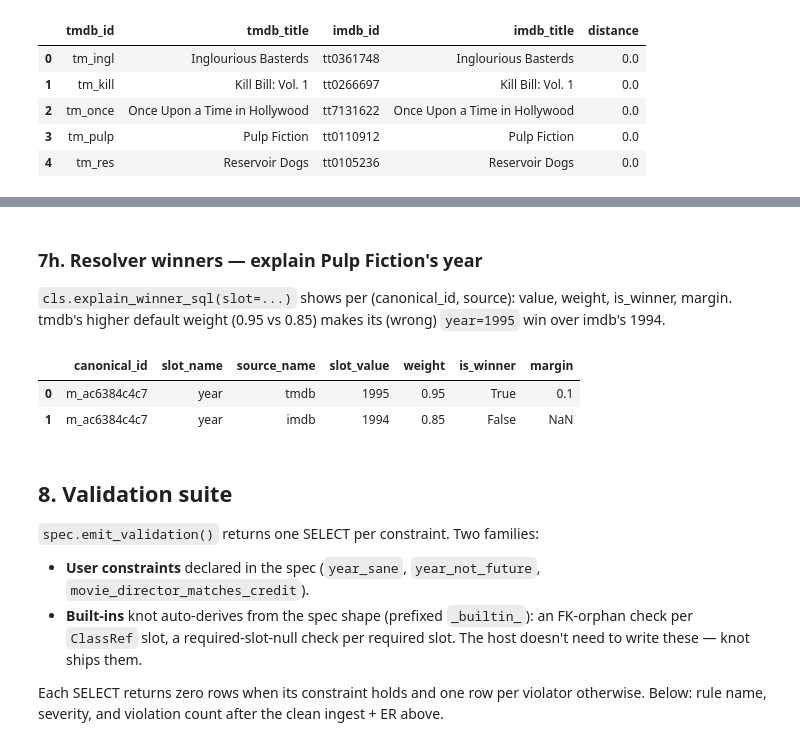
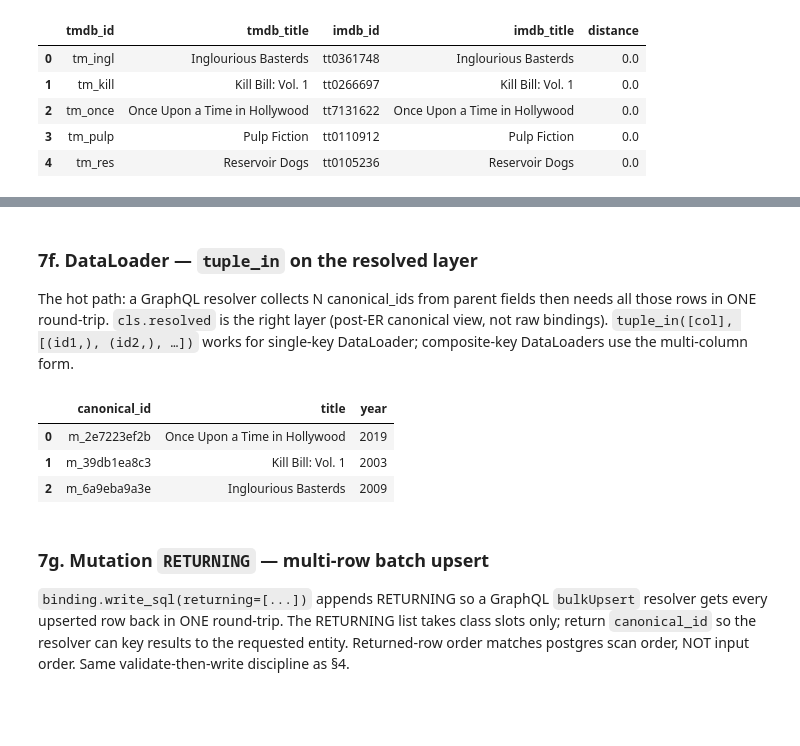
Before and after one commit to CircArgs/knot, a Jupyter notebook: notebooks/06_end_to_end.ipynb, the cells around one changed output, grey strips where cells are left out. Cells and saved outputs as stored; diff of their text form; code cells hidden in the pictures; blank space fills up the shorter version.

```diff
--- a/notebooks/06_end_to_end.ipynb
+++ b/notebooks/06_end_to_end.ipynb
@@ -813,47 +849,51 @@ returning_demo
 # %% [markdown]
-### 7h. Resolver winners — explain Pulp Fiction's year
+### 7f. DataLoader — `tuple_in` on the resolved layer
 
-`cls.explain_winner_sql(slot=...)` shows per (canonical_id,
-source): value, weight, is_winner, margin. tmdb's higher
-default weight (0.95 vs 0.85) makes its (wrong) `year=1995`
-win over imdb's 1994.
+The hot path: a GraphQL resolver collects N canonical_ids from
+parent fields then needs all those rows in ONE round-trip.
+`cls.resolved` is the right layer (post-ER canonical view, not
+raw bindings). `tuple_in([col], [(id1,), (id2,), …])` works for
+single-key DataLoader; composite-key DataLoaders use the
+multi-column form.
 # %%
+from knot.ast.expr import tuple_in
+
 _ = er_done
+# Real resolver flow: collect canonical_ids from parent fields
+# (here: a quick query for the top 3 most recent movies), then
+# load them in ONE round-trip against the resolved layer.
 with engine.begin() as _conn:
-    pulp = pd.read_sql_query(
+    _ids = pd.read_sql_query(
         text(
             movie.resolved
-                .where(movie.col.title == "Pulp Fiction")
+                .order_by(movie.col.year, "desc")
+                .limit(3)
                 .select(movie.col.canonical_id)
                 .sql()
         ),
         _conn,
-    )
-    winners = pd.read_sql_query(
-        text(movie.explain_winner_sql(slot="year")),
-        _conn,
-    )
-pulp_cid = pulp.iloc[0]["canonical_id"]
-pulp_winners = winners[winners["canonical_id"] == pulp_cid].reset_index(drop=True)
-pulp_winners
+    )["canonical_id"].tolist()
+_q = (
+    movie.resolved
+        .where(tuple_in([movie.col.canonical_id], [(_id,) for _id in _ids]))
+        .select(movie.col.canonical_id, movie.col.title, movie.col.year)
+)
+with engine.begin() as _conn:
+    dataloader_batch = pd.read_sql_query(text(_q.sql()), _conn)
+dataloader_batch
 # %% [output]
-|  | canonical_id | slot_name | source_name | slot_value | weight | is_winner | margin |
-| 0 | m_ac6384c4c7 | year | tmdb | 1995 | 0.95 | True | 0.1 |
-| 1 | m_ac6384c4c7 | year | imdb | 1994 | 0.85 | False | NaN |
+|  | canonical_id | title | year |
+| 0 | m_2e7223ef2b | Once Upon a Time in Hollywood | 2019 |
+| 1 | m_39db1ea8c3 | Kill Bill: Vol. 1 | 2003 |
+| 2 | m_6a9eba9a3e | Inglourious Basterds | 2009 |
 # %% [markdown]
-## 8. Validation suite
+### 7g. Mutation `RETURNING` — multi-row batch upsert
 
-`spec.emit_validation()` returns one SELECT per constraint.
-Two families:
-
-- **User constraints** declared in the spec (`year_sane`,
-  `year_not_future`, `movie_director_matches_credit`).
-- **Built-ins** knot auto-derives from the spec shape
-  (prefixed `_builtin_`): an FK-orphan check per `ClassRef`
-  slot, a required-slot-null check per required slot. The
-  host doesn't need to write these — knot ships them.
-
-Each SELECT returns zero rows when its constraint holds and
-one row per violator otherwise. Below: rule name, severity,
-and violation count after the clean ingest + ER above.
+`binding.write_sql(returning=[...])` appends RETURNING so a
+GraphQL `bulkUpsert` resolver gets every upserted row back in
+ONE round-trip. The RETURNING list takes class slots only;
+return `canonical_id` so the resolver can key results to the
+requested entity. Returned-row order matches postgres scan
+order, NOT input order. Same validate-then-write discipline as
+§4.
 # %%
```
Also changed, not shown: parts of 38 cells of this notebook, 2 other files.
